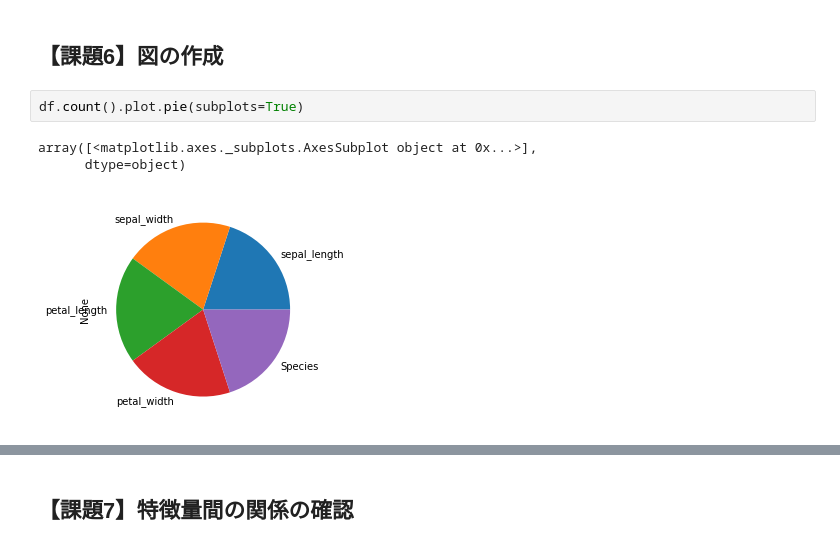
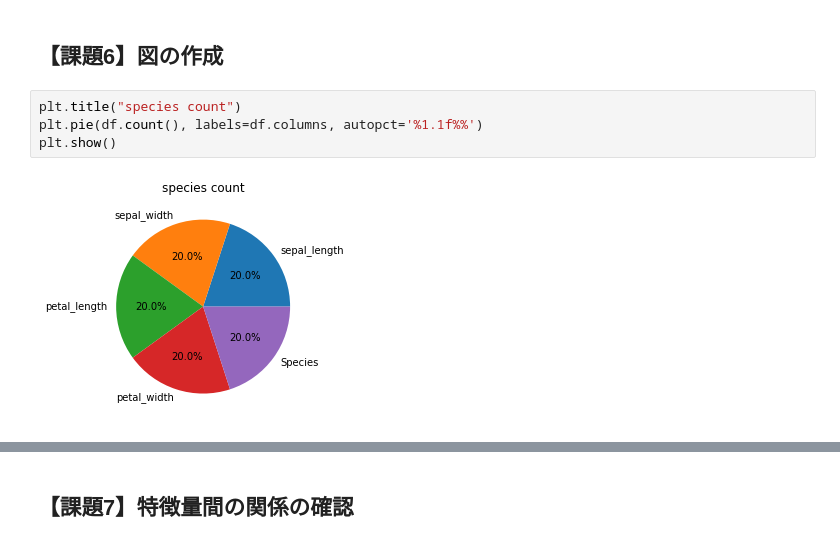
Before and after one commit to YasunoriKimura/diveintocode-ml, a Jupyter notebook: week3/week3-work1.ipynb, the cells around one changed output, grey strips where cells are left out. Drawn from its saved outputs; the diff is of its cells as text.

```diff
--- a/week3/week3-work1.ipynb
+++ b/week3/week3-work1.ipynb
@@ -262,10 +262,10 @@ df[df['petal_width'].isin([0.2])]
 | 49 | 5.0 | 3.3 | 1.4 | 0.2 | 0 |
 # %% [markdown]
 ## 【課題6】図の作成
-# %%
-df.count().plot.pie(subplots=True)
-# %% [output]
-array([<matplotlib.axes._subplots.AxesSubplot object at 0x...>],
-      dtype=object)
-[figure, removed]
+# %%
+plt.title("species count")
+plt.pie(df.count(), labels=df.columns, autopct='%1.1f%%')
+plt.show()
+# %% [output]
+[figure, added]
 # %%
```
Also changed, not shown: parts of 7 cells of this notebook.
